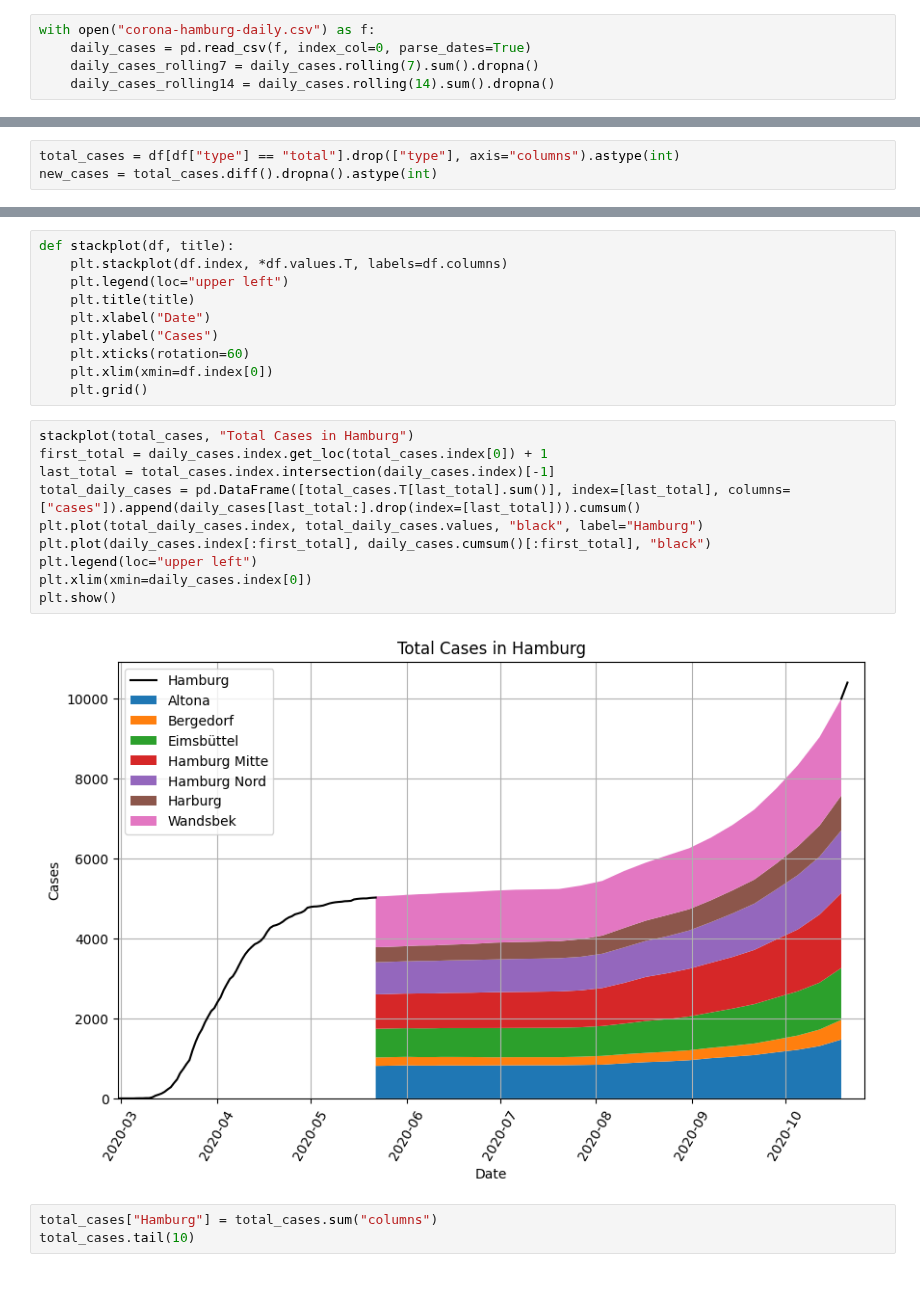
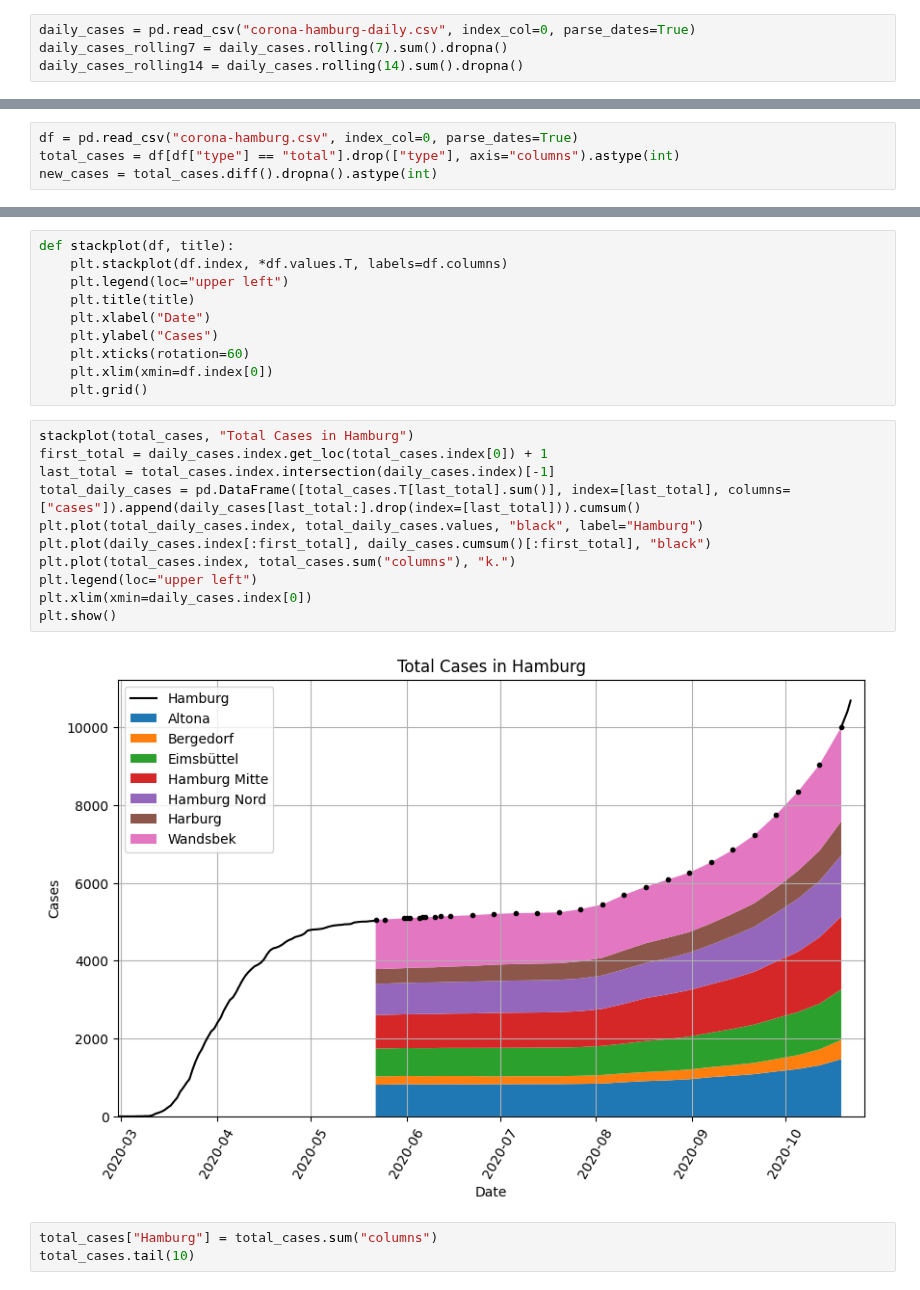
Before and after one commit to b3orn/corona-hamburg, a Jupyter notebook: corona-hamburg.ipynb, the cells around one changed output, grey strips where cells are left out. Saved outputs shown, nothing was run; the diff lists cells and outputs as text.

```diff
--- a/corona-hamburg.ipynb
+++ b/corona-hamburg.ipynb
@@ -116,7 +113,6 @@ r = requests.get(CORONA_DATA_URL)
 if r.ok:
     parse_data(r.text)
 # %%
-with open("corona-hamburg-daily.csv") as f:
-    daily_cases = pd.read_csv(f, index_col=0, parse_dates=True)
-    daily_cases_rolling7 = daily_cases.rolling(7).sum().dropna()
-    daily_cases_rolling14 = daily_cases.rolling(14).sum().dropna()
+daily_cases = pd.read_csv("corona-hamburg-daily.csv", index_col=0, parse_dates=True)
+daily_cases_rolling7 = daily_cases.rolling(7).sum().dropna()
+daily_cases_rolling14 = daily_cases.rolling(14).sum().dropna()
@@ -126,4 +119,5 @@ with open("corona-hamburg.csv") as f:
 # %%
+df = pd.read_csv("corona-hamburg.csv", index_col=0, parse_dates=True)
 total_cases = df[df["type"] == "total"].drop(["type"], axis="columns").astype(int)
 new_cases = total_cases.diff().dropna().astype(int)
 # %%
@@ -142,15 +136,16 @@ def stackplot(df, title):
 # %%
 stackplot(total_cases, "Total Cases in Hamburg")
 first_total = daily_cases.index.get_loc(total_cases.index[0]) + 1
 last_total = total_cases.index.intersection(daily_cases.index)[-1]
 total_daily_cases = pd.DataFrame([total_cases.T[last_total].sum()], index=[last_total], columns=["cases"]).append(daily_cases[last_total:].drop(index=[last_total])).cumsum()
 plt.plot(total_daily_cases.index, total_daily_cases.values, "black", label="Hamburg")
 plt.plot(daily_cases.index[:first_total], daily_cases.cumsum()[:first_total], "black")
+plt.plot(total_cases.index, total_cases.sum("columns"), "k.")
 plt.legend(loc="upper left")
 plt.xlim(xmin=daily_cases.index[0])
 plt.show()
 # %% [output]
-[figure, old version]
+[figure, new version]
 # %%
 total_cases["Hamburg"] = total_cases.sum("columns")
 total_cases.tail(10)
```
Also changed, not shown: parts of 10 cells of this notebook, 1 other file.
